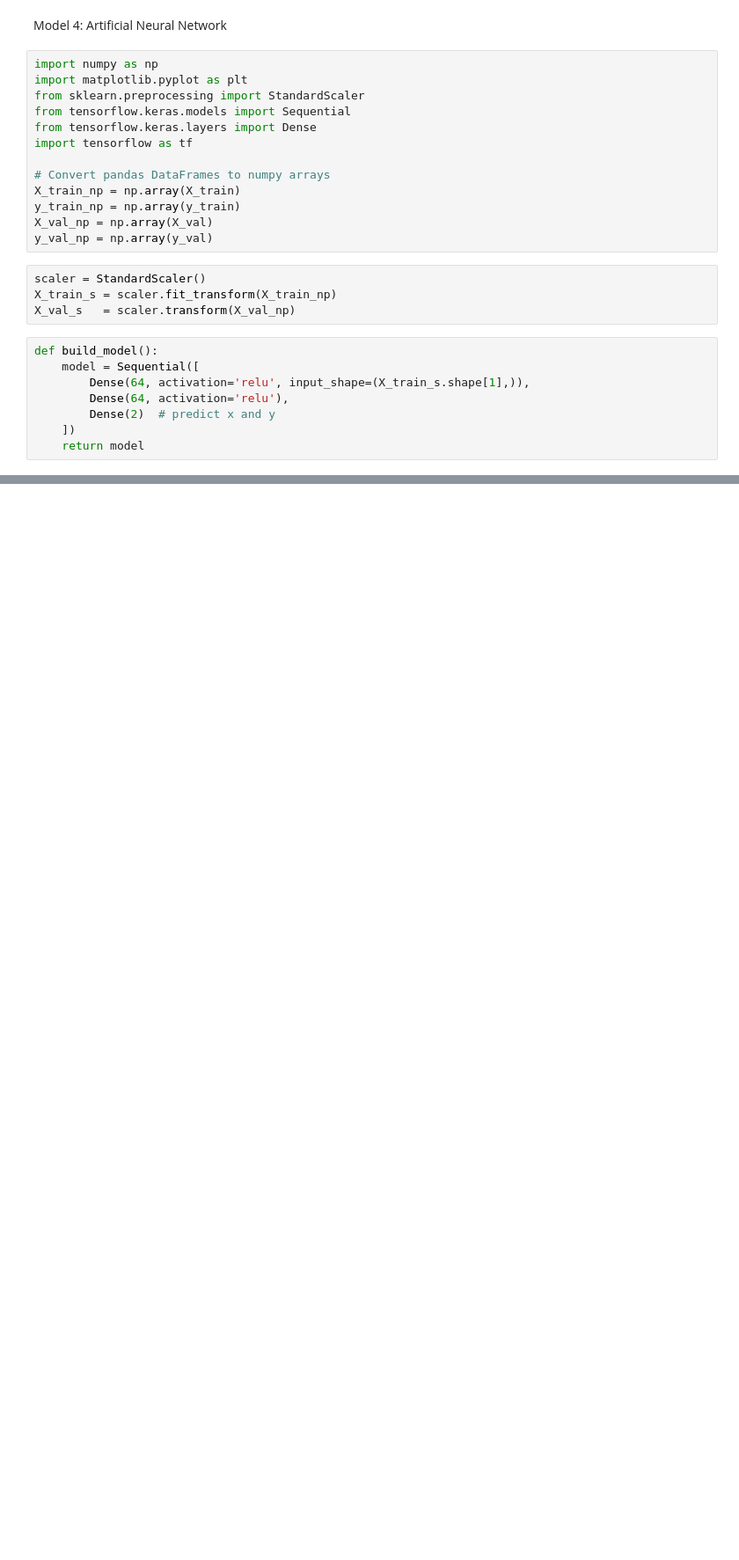
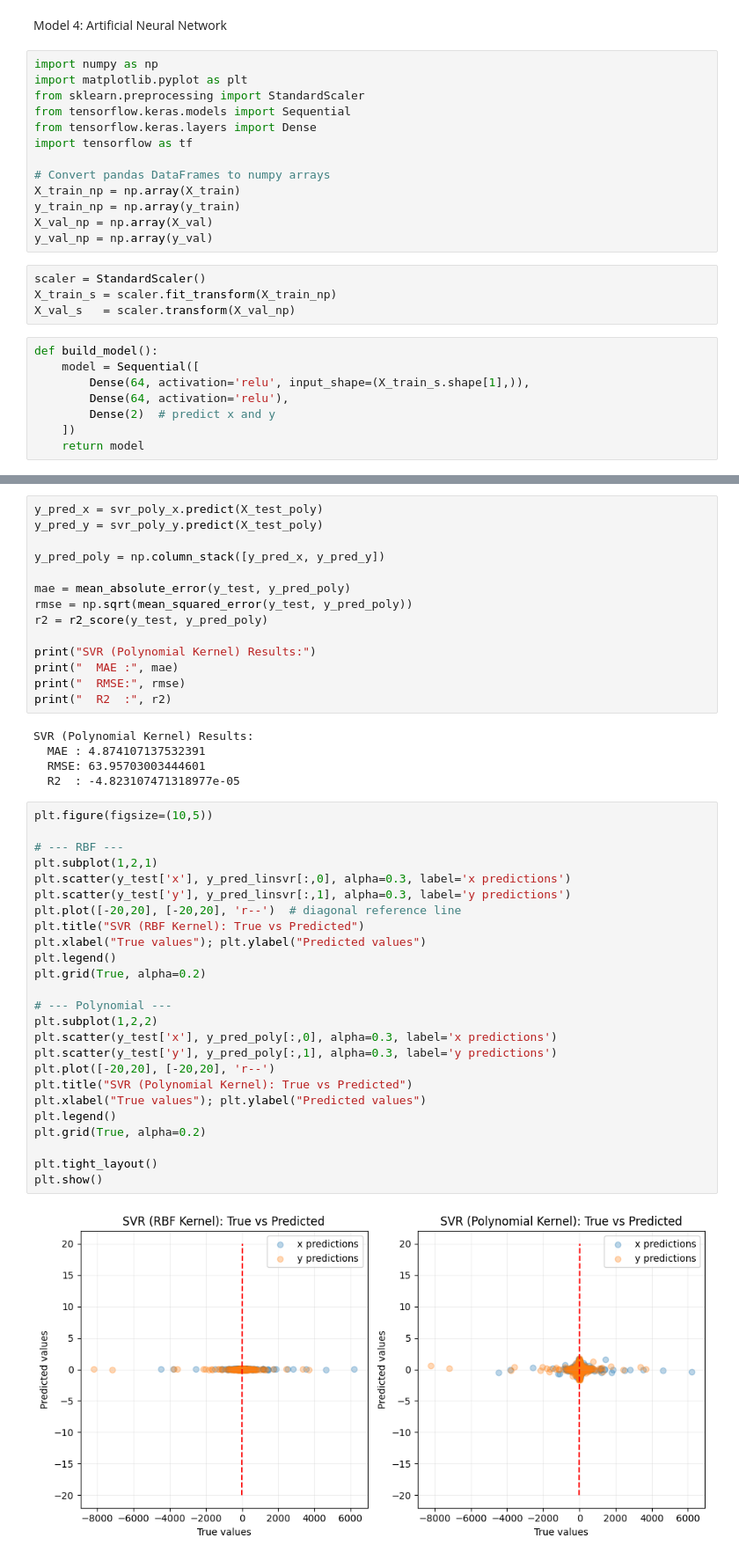
Before and after one commit to aleenaaahad/Machine-Learning-Models, a Jupyter notebook: Data-Processing.ipynb, the cells around one changed output, grey strips where cells are left out. Shown at 88% size. Cells and saved outputs as stored; diff of their text form; blank space fills up the shorter version.

```diff
--- a/Data-Processing.ipynb
+++ b/Data-Processing.ipynb
@@ -231,0 +288,46 @@ plt.show()
+# %%
+y_pred_x = svr_poly_x.predict(X_test_poly)
+y_pred_y = svr_poly_y.predict(X_test_poly)
+
+y_pred_poly = np.column_stack([y_pred_x, y_pred_y])
+
+mae = mean_absolute_error(y_test, y_pred_poly)
+rmse = np.sqrt(mean_squared_error(y_test, y_pred_poly))
+r2 = r2_score(y_test, y_pred_poly)
+
+print("SVR (Polynomial Kernel) Results:")
+print("  MAE :", mae)
+print("  RMSE:", rmse)
+print("  R2  :", r2)
+# %% [output]
+SVR (Polynomial Kernel) Results:
+  MAE : 4.874107137532391
+  RMSE: 63.95703003444601
+  R2  : -4.823107471318977e-05
+# %%
+plt.figure(figsize=(10,5))
+
+# --- RBF ---
+plt.subplot(1,2,1)
+plt.scatter(y_test['x'], y_pred_linsvr[:,0], alpha=0.3, label='x predictions')
+plt.scatter(y_test['y'], y_pred_linsvr[:,1], alpha=0.3, label='y predictions')
+plt.plot([-20,20], [-20,20], 'r--')  # diagonal reference line
+plt.title("SVR (RBF Kernel): True vs Predicted")
+plt.xlabel("True values"); plt.ylabel("Predicted values")
+plt.legend()
+plt.grid(True, alpha=0.2)
+
+# --- Polynomial ---
+plt.subplot(1,2,2)
+plt.scatter(y_test['x'], y_pred_poly[:,0], alpha=0.3, label='x predictions')
+plt.scatter(y_test['y'], y_pred_poly[:,1], alpha=0.3, label='y predictions')
+plt.plot([-20,20], [-20,20], 'r--')
+plt.title("SVR (Polynomial Kernel): True vs Predicted")
+plt.xlabel("True values"); plt.ylabel("Predicted values")
+plt.legend()
+plt.grid(True, alpha=0.2)
+
+plt.tight_layout()
+plt.show()
+# %% [output]
+[figure, added]
```
Also changed, not shown: parts of 10 cells of this notebook.
